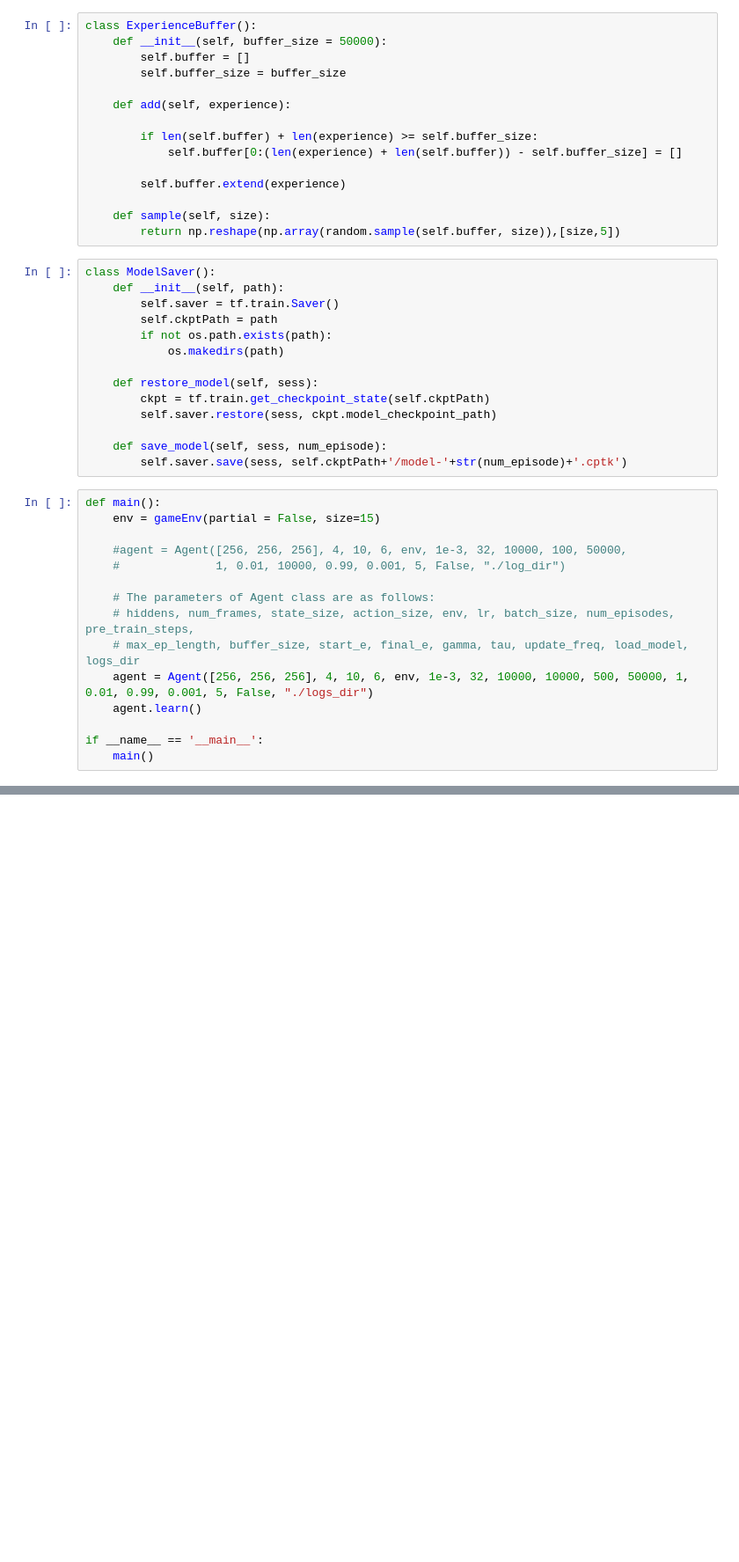
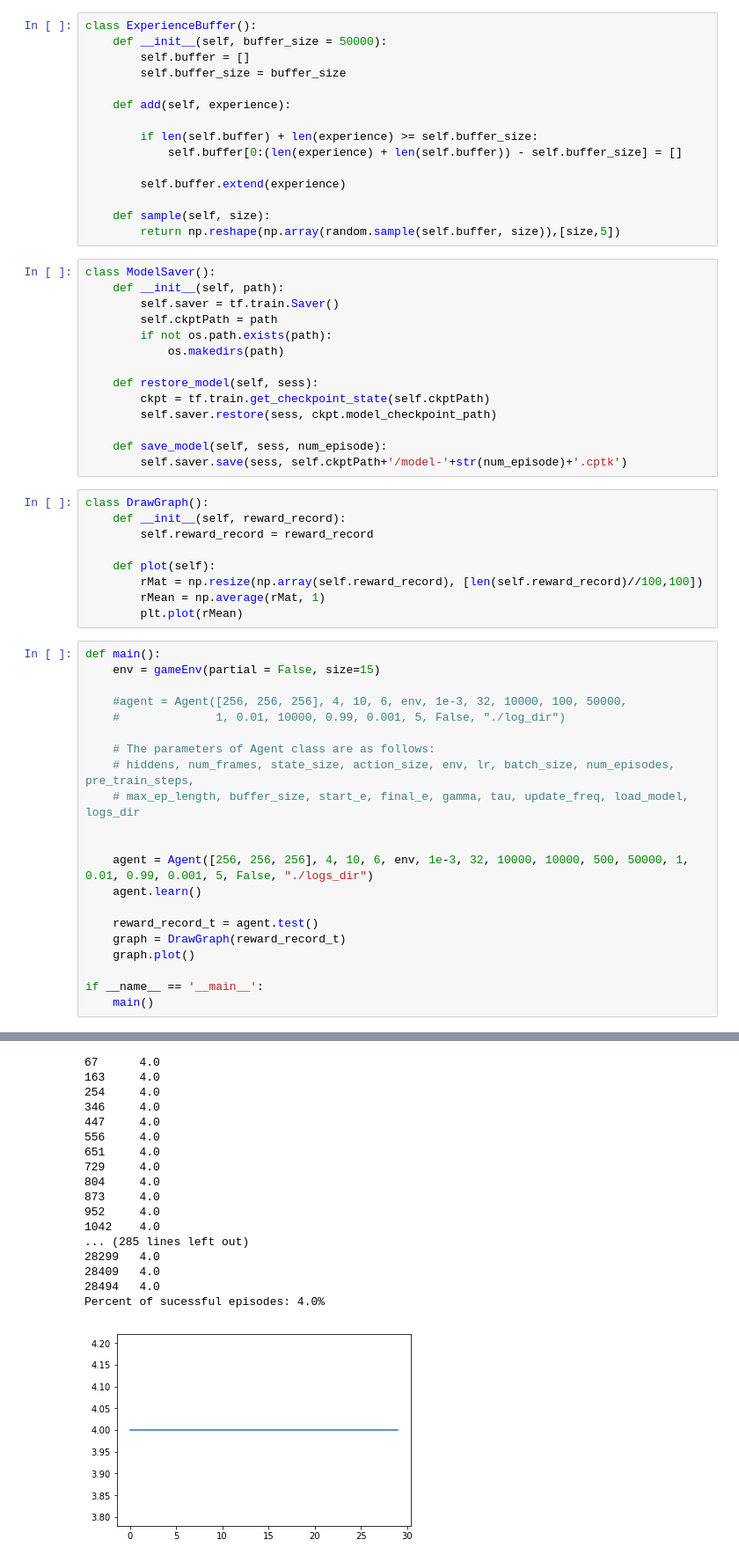
Before and after one commit to SeunghoHan/Lecture_Deeplearning_TP_G5, a Jupyter notebook: Deep-Q-Network_v05_5.ipynb, the cells around one changed output, grey strips where cells are left out. Shown at 88% size. Cells and saved outputs as stored; diff of their text form; blank space fills up the shorter version.

```diff
--- a/Deep-Q-Network_v05_5.ipynb
+++ b/Deep-Q-Network_v05_5.ipynb
@@ -317,6 +316,15 @@ class ModelSaver():
 
     def save_model(self, sess, num_episode):
         self.saver.save(sess, self.ckptPath+'/model-'+str(num_episode)+'.cptk')
+# %%
+class DrawGraph():
+    def __init__(self, reward_record):
+        self.reward_record = reward_record
+
+    def plot(self):
+        rMat = np.resize(np.array(self.reward_record), [len(self.reward_record)//100,100])
+        rMean = np.average(rMat, 1)
+        plt.plot(rMean)
 # %%
 def main():
     env = gameEnv(partial = False, size=15)
@@ -327,9 +335,15 @@ def main():
     # The parameters of Agent class are as follows:
     # hiddens, num_frames, state_size, action_size, env, lr, batch_size, num_episodes, pre_train_steps,
     # max_ep_length, buffer_size, start_e, final_e, gamma, tau, update_freq, load_model, logs_dir
+
+
     agent = Agent([256, 256, 256], 4, 10, 6, env, 1e-3, 32, 10000, 10000, 500, 50000, 1, 0.01, 0.99, 0.001, 5, False, "./logs_dir")
     agent.learn()
 
+    reward_record_t = agent.test()
+    graph = DrawGraph(reward_record_t)
+    graph.plot()
+
 if __name__ == '__main__':
     main()
 # %% [output]
@@ -336,0 +368,18 @@ ValueError: Dimensions must be equal, but are 56 and 20 for 'add' (op: 'Add') wi
+67      4.0
+163     4.0
+254     4.0
+346     4.0
+447     4.0
+556     4.0
+651     4.0
+729     4.0
+804     4.0
+873     4.0
+952     4.0
+1042    4.0
+... (285 lines left out)
+28299   4.0
+28409   4.0
+28494   4.0
+Percent of sucessful episodes: 4.0%
+[figure, added]
```
Also changed, not shown: parts of 4 cells of this notebook.
